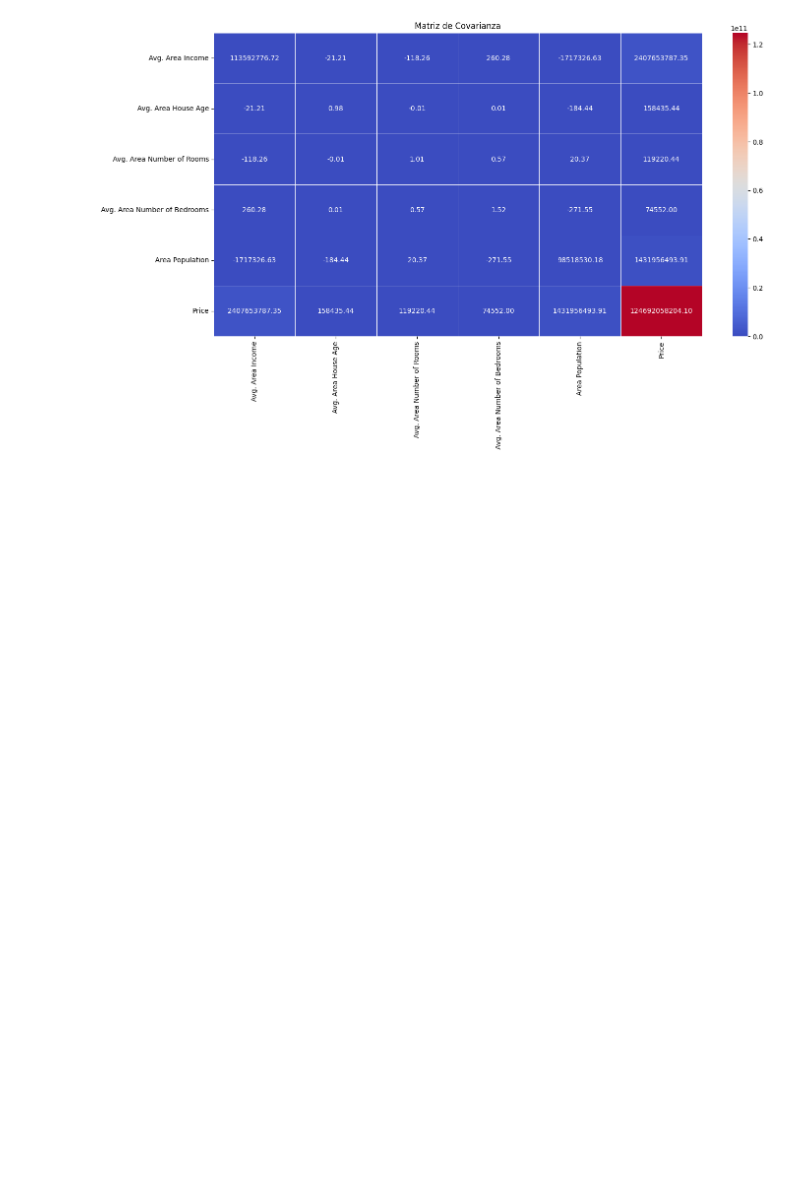
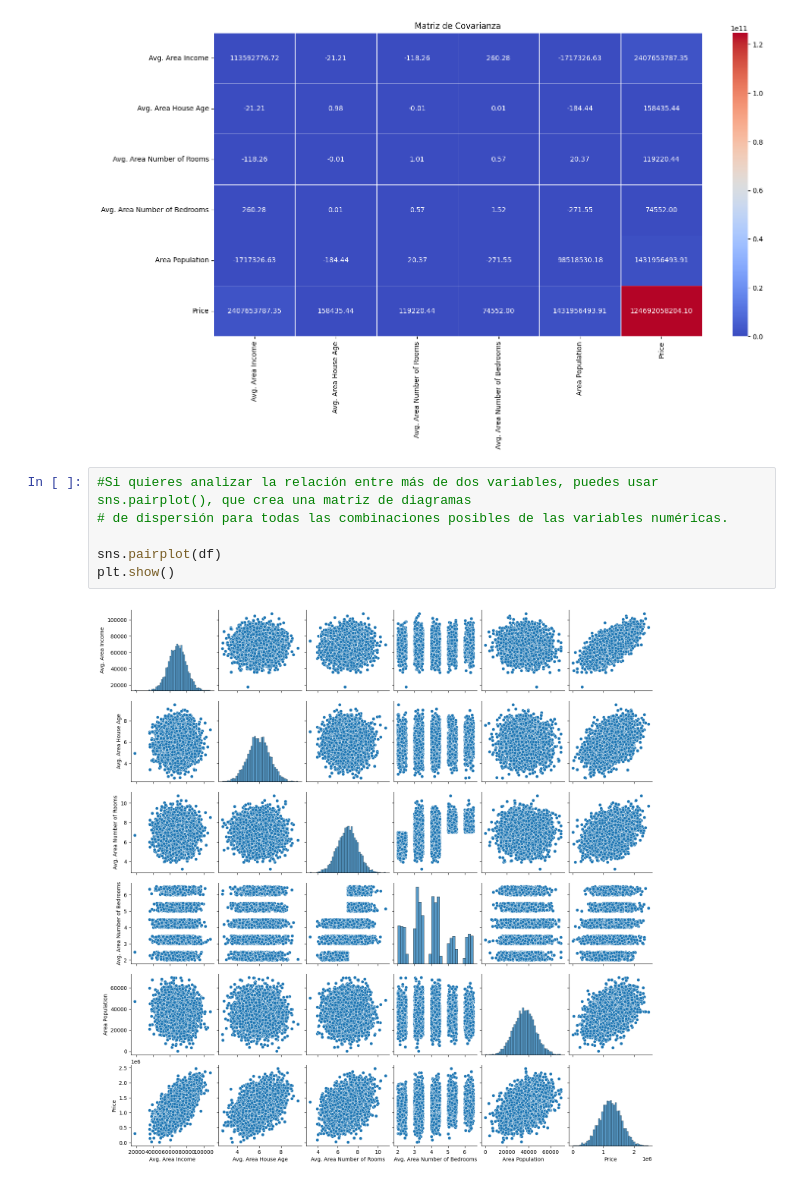
Before and after one commit to Mayte-Tixi/Machine-Learning, a Jupyter notebook: correlaciondepearson.ipynb, the cells around one changed output. Cells and saved outputs as stored; diff of their text form; blank space fills up the shorter version.

```diff
--- a/correlaciondepearson.ipynb
+++ b/correlaciondepearson.ipynb
@@ -125,3 +125,11 @@ plt.title('Matriz de Covarianza')
 plt.show()
 # %% [output]
 [figure]
+# %%
+#Si quieres analizar la relación entre más de dos variables, puedes usar sns.pairplot(), que crea una matriz de diagramas
+# de dispersión para todas las combinaciones posibles de las variables numéricas.
+
+sns.pairplot(df)
+plt.show()
+# %% [output]
+[figure, added]
```
Also changed, not shown: parts of 2 cells of this notebook.
